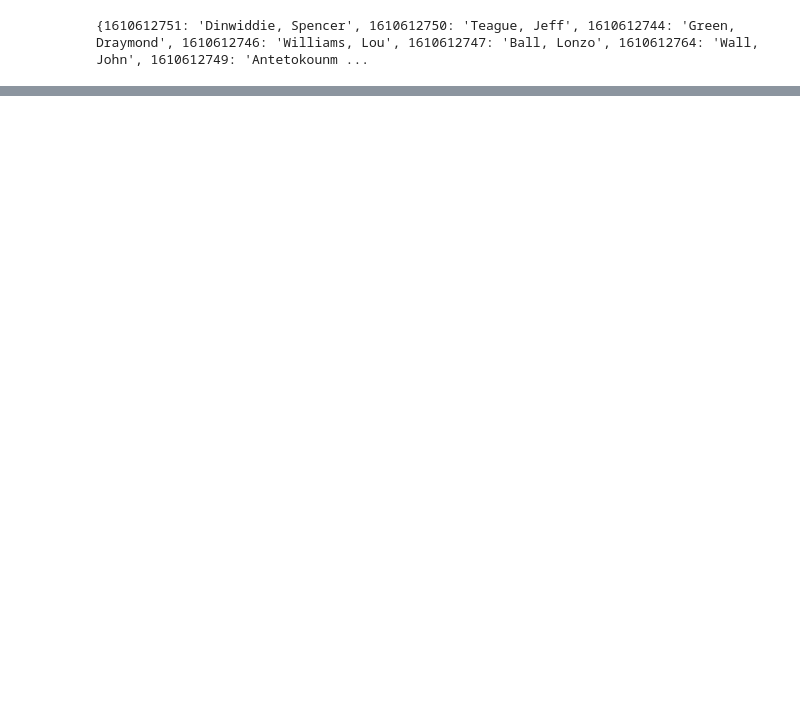
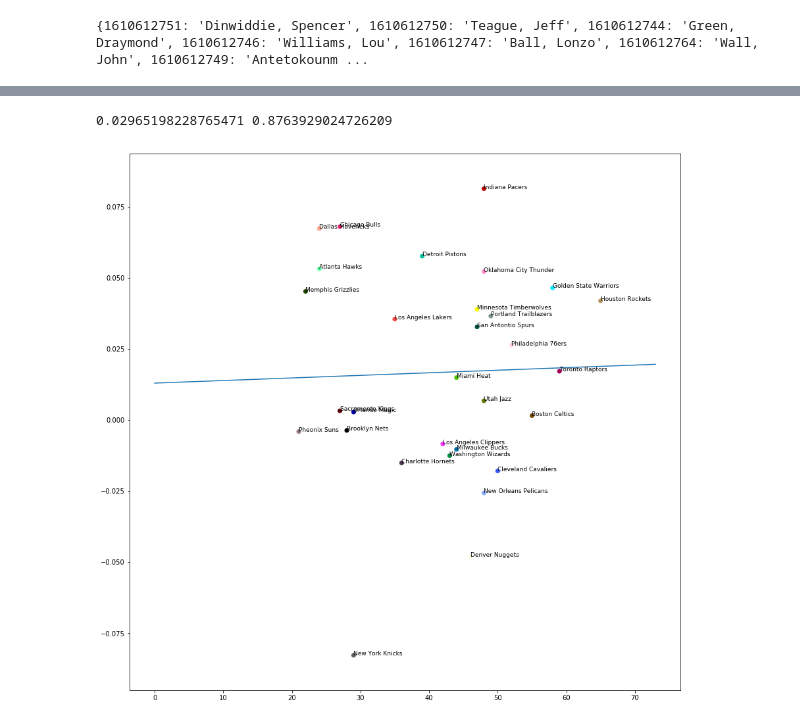
Before and after one commit to rrnarayan1/nba-passing-analysis, a Jupyter notebook: assist-ratios.ipynb, the cells around one changed output, grey strips where cells are left out. Drawn from its saved outputs; the diff is of its cells as text; code cells hidden in the pictures; blank space fills up the shorter version.

Commit message:
added more to assist ratios

```diff
--- a/assist-ratios.ipynb
+++ b/assist-ratios.ipynb
@@ -48,7 +85,7 @@ def assist_ratios_player_graph(player_id):
         data = json.load(f)
 
     for key in data:
-        if(data[key][0] != 0 and data[key][1] != 0):
+        if(data[key][0] != 0 and data[key][1] > 0.1):
             widths.append(5*data[key][1]/data[key][0])
             G.add_edge(iden, key, weight=data[key][1]/data[key][0])
             labels[key] = ids[key]
@@ -59,6 +96,7 @@ def assist_ratios_player_graph(player_id):
     nx.draw_networkx_edges(G, pos, width=widths)
     nx.draw_networkx_nodes(G, pos, node_size=50)
     nx.draw_networkx_labels(G,pos,labels, font_size=6)
+    plt.show()
     return None
 
 def assist_ratios_player_win_loss(player_id):
@@ -123,17 +159,16 @@ means = []
 medians = []
 maxs = []
 for player in list(passing_players.values()):
-    d_mean, d_median, d_max = assist_ratios_player_win_loss(players[player])
+    player_id = players[player]
+    d_mean, d_median, d_max = assist_ratios_player_win_loss(player_id)
     means.append(d_mean)
     medians.append(d_median)
     maxs.append(d_max)
 
+print(len([l for l in means if l > 0]))
 plt.hist(means, bins=np.arange(-0.21,0.21,0.03))
 plt.show()
-plt.hist(means, bins=np.arange(-0.21,0.21,0.03), cumulative=True, histtype='step')
-plt.show()
-plt.hist(medians, bins=np.arange(-0.21,0.21,0.03))
-plt.show()
+print(len([l for l in maxs if l > 0]))
 plt.hist(maxs, bins=np.arange(-0.21,0.21,0.03))
 plt.show()
 # %% [output]
@@ -143,0 +179,7 @@ plt.show()
+# %%
+team_graphs = ["Golden State Warriors", "Cleveland Cavaliers", "Indiana Pacers"]
+for team in team_graphs:
+    team_id = franchises[team]
+    passing_player = passing_players[team_id]
+    player_id = players[passing_player]
+    assist_ratios_player_graph(player_id)
@@ -143,0 +193,23 @@ plt.show()
+# %%
+means = []
+wins = []
+
+plt.figure(figsize=(15,15))
+for player in list(passing_players.values()):
+    player_id = players[player]
+    team_id = teams[player_id]
+    team = team_id_to_team[team_id]
+    d_mean, d_median, d_max = assist_ratios_player_win_loss(player_id)
+    means.append(d_mean)
+    wins.append(num_wins[team])
+    plt.annotate(team,(num_wins[team],d_mean),fontsize=9)
+
+plt.scatter(wins,means,c=colors)
+b,m,r,p,_ = scipy.stats.linregress(wins,means)
+y = np.poly1d([b,m])(np.arange(74))
+print(r,p)
+plt.plot(np.arange(74),y)
+plt.show()
+# %% [output]
+0.02965198228765471 0.8763929024726209
+[figure, added]
```
Also changed, not shown: parts of 6 cells of this notebook, 2 other files.
